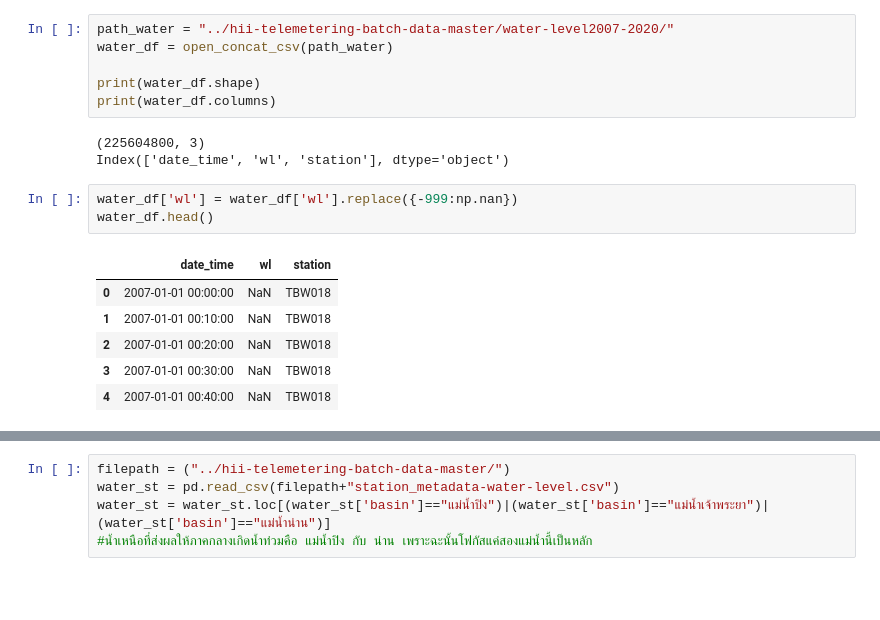
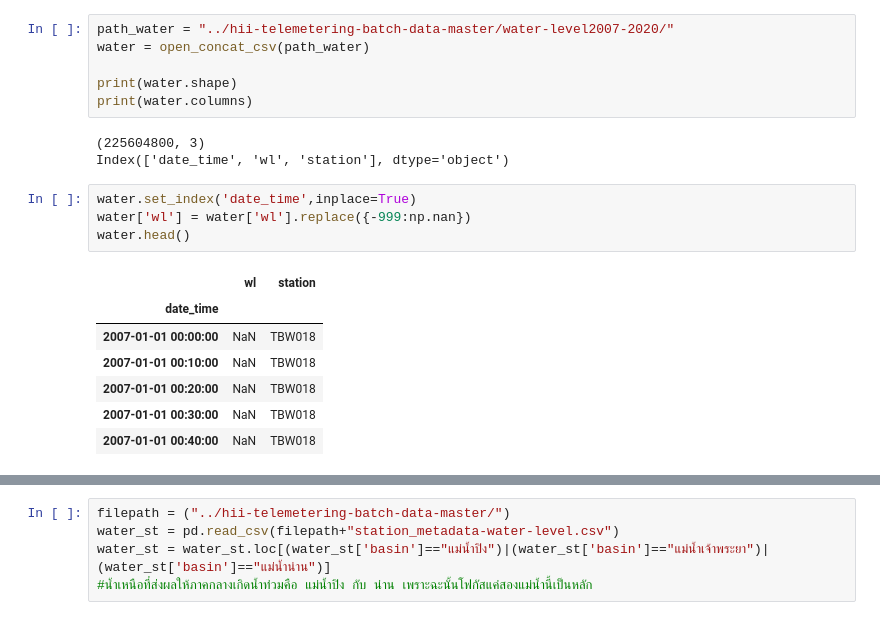
Before and after one commit to SB91ko/ChaoprayaRiver_WaterLV_prediction, a Jupyter notebook: explore.ipynb, the cells around one changed output, grey strips where cells are left out. Cells and saved outputs as stored; diff of their text form; blank space fills up the shorter version.

```diff
--- a/explore.ipynb
+++ b/explore.ipynb
@@ -71,19 +101,21 @@ WATER Level data
 # %%
 path_water = "../hii-telemetering-batch-data-master/water-level2007-2020/"
-water_df = open_concat_csv(path_water)
+water = open_concat_csv(path_water)
 
-print(water_df.shape)
-print(water_df.columns)
+print(water.shape)
+print(water.columns)
 # %% [output]
 (225604800, 3)
 Index(['date_time', 'wl', 'station'], dtype='object')
 # %%
-water_df['wl'] = water_df['wl'].replace({-999:np.nan})
-water_df.head()
+water.set_index('date_time',inplace=True)
+water['wl'] = water['wl'].replace({-999:np.nan})
+water.head()
 # %% [output]
-|  | date_time | wl | station |
-| 0 | 2007-01-01 00:00:00 | NaN | TBW018 |
-| 1 | 2007-01-01 00:10:00 | NaN | TBW018 |
-| 2 | 2007-01-01 00:20:00 | NaN | TBW018 |
-| 3 | 2007-01-01 00:30:00 | NaN | TBW018 |
-| 4 | 2007-01-01 00:40:00 | NaN | TBW018 |
+|  | wl | station |
+| date_time |  |  |
+| 2007-01-01 00:00:00 | NaN | TBW018 |
+| 2007-01-01 00:10:00 | NaN | TBW018 |
+| 2007-01-01 00:20:00 | NaN | TBW018 |
+| 2007-01-01 00:30:00 | NaN | TBW018 |
+| 2007-01-01 00:40:00 | NaN | TBW018 |
```
Also changed, not shown: parts of 53 cells of this notebook, 7 other files.
